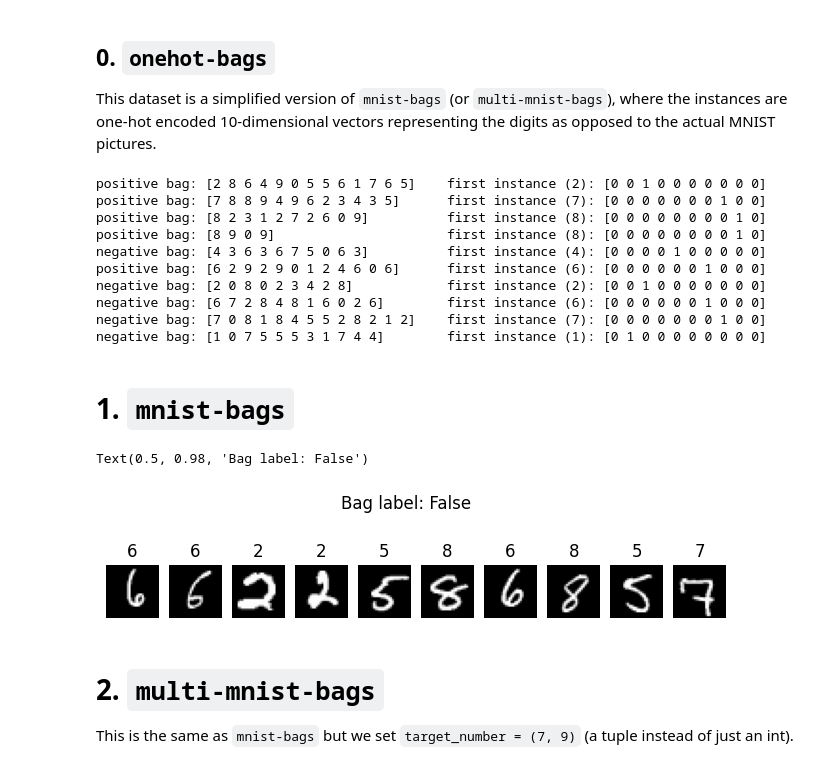
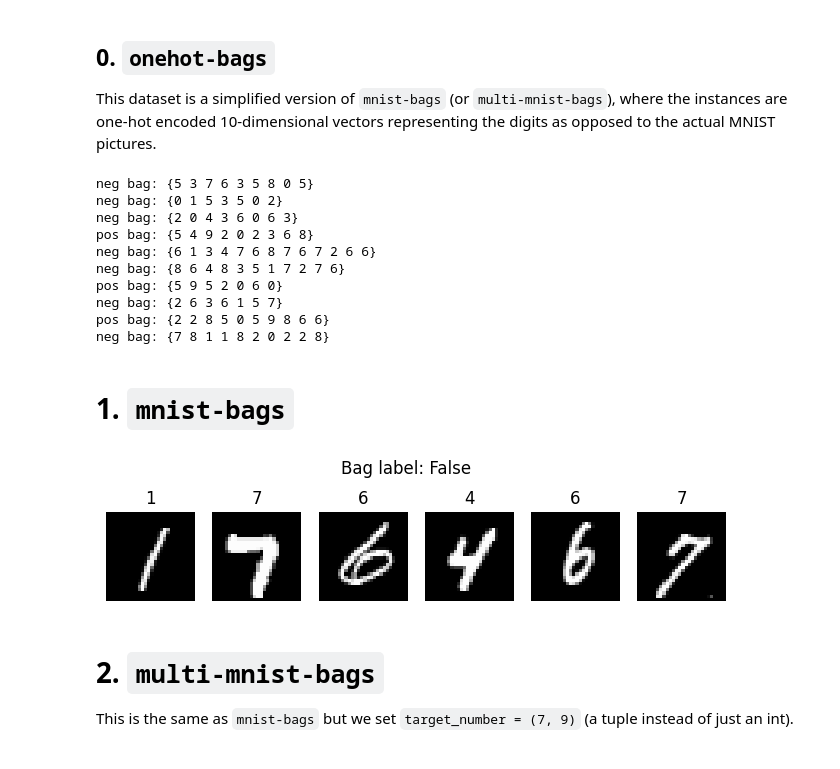
Before and after one commit to georg-wolflein/das-mil, a Jupyter notebook: dataset.ipynb, the cells around one changed output. Cells and saved outputs as stored; diff of their text form; code cells hidden in the pictures.

```diff
--- a/dataset.ipynb
+++ b/dataset.ipynb
@@ -20,55 +19,47 @@ from mil.data.mnist import MNISTBags, OneHotMNISTBags
 
 This dataset is a simplified version of `mnist-bags` (or `multi-mnist-bags`), where the instances are one-hot encoded 10-dimensional vectors representing the digits as opposed to the actual MNIST pictures.
 # %%
-ds = OneHotMNISTBags(target_number = 9, # target number
+ds = OneHotMNISTBags(target_numbers = 9, # target number
                      min_instances_per_target = 1, # 1 instance of a "9" suffices to label a bag as positive
                      num_digits = 10, # sample from all 10 MNIST digits
-                     mean_bag_length = 10, # mean bag length
-                     var_bag_length = 2, # variance of bag length
+                     mean_bag_size = 10, # mean bag length
+                     var_bag_size = 2, # variance of bag length
                      num_bags = 250, # number of bags
                      seed = 1,
                      train = True)
-loader = torch.utils.data.DataLoader(ds, batch_size = 1, shuffle = True, collate_fn=lambda x: x[0])
+loader = torch.utils.data.DataLoader(ds, batch_size = 1, shuffle = True, collate_fn = lambda x: x[0])
 
-for ohe, bag_label, instance_labels in itertools.islice(loader, 10):
-    print(f"{'positive' if bag_label else 'negative'} bag: {str(instance_labels.numpy()):30s} first instance ({instance_labels[0]}): {ohe[0].numpy().astype(int)}")
+for bag in itertools.islice(loader, 10):
+    print_one_hot_bag(bag)
 # %% [output]
-positive bag: [2 8 6 4 9 0 5 5 6 1 7 6 5]    first instance (2): [0 0 1 0 0 0 0 0 0 0]
-positive bag: [7 8 8 9 4 9 6 2 3 4 3 5]      first instance (7): [0 0 0 0 0 0 0 1 0 0]
-positive bag: [8 2 3 1 2 7 2 6 0 9]          first instance (8): [0 0 0 0 0 0 0 0 1 0]
-positive bag: [8 9 0 9]                      first instance (8): [0 0 0 0 0 0 0 0 1 0]
-negative bag: [4 3 6 3 6 7 5 0 6 3]          first instance (4): [0 0 0 0 1 0 0 0 0 0]
-positive bag: [6 2 9 2 9 0 1 2 4 6 0 6]      first instance (6): [0 0 0 0 0 0 1 0 0 0]
-negative bag: [2 0 8 0 2 3 4 2 8]            first instance (2): [0 0 1 0 0 0 0 0 0 0]
-negative bag: [6 7 2 8 4 8 1 6 0 2 6]        first instance (6): [0 0 0 0 0 0 1 0 0 0]
-negative bag: [7 0 8 1 8 4 5 5 2 8 2 1 2]    first instance (7): [0 0 0 0 0 0 0 1 0 0]
-negative bag: [1 0 7 5 5 5 3 1 7 4 4]        first instance (1): [0 1 0 0 0 0 0 0 0 0]
+neg bag: {5 3 7 6 3 5 8 0 5}
+neg bag: {0 1 5 3 5 0 2}
+neg bag: {2 0 4 3 6 0 6 3}
+pos bag: {5 4 9 2 0 2 3 6 8}
+neg bag: {6 1 3 4 7 6 8 7 6 7 2 6 6}
+neg bag: {8 6 4 8 3 5 1 7 2 7 6}
+pos bag: {5 9 5 2 0 6 0}
+neg bag: {2 6 3 6 1 5 7}
+pos bag: {2 2 8 5 0 5 9 8 6 6}
+neg bag: {7 8 1 1 8 2 0 2 2 8}
 # %% [markdown]
 # 1. `mnist-bags`
 # %%
-ds = MNISTBags(target_number = 9, # target number
+ds = MNISTBags(target_numbers = 9, # target number
                min_instances_per_target = 1, # 1 instance of a "9" suffices to label a bag as positive
                num_digits = 10, # sample from all 10 MNIST digits
-               mean_bag_length = 10, # mean bag length
-               var_bag_length = 2, # variance of bag length
+               mean_bag_size = 10, # mean bag length
+               var_bag_size = 2, # variance of bag length
                num_bags = 250, # number of bags
                seed = 1,
                train = True)
 loader = torch.utils.data.DataLoader(ds, batch_size = 1, shuffle = True, collate_fn=lambda x: x[0])
 it = iter(loader)
-# %%
-# Visualise a single bag (rerun this cell to see another bag)
-instances, bag_label, instance_labels = next(it)
-
-fig, axs = plt.subplots(1, instances.shape[0], figsize=(8, 2))
-for instance, instance_label, ax in zip(instances, instance_labels, axs):
-    ax.imshow(instance.squeeze().numpy(), cmap="gray")
-    ax.set_axis_off()
-    ax.set_title(f"{instance_label}")
-plt.gcf().suptitle(f"Bag label: {bag_label.item() == 1.}")
-# %% [output]
-Text(0.5, 0.98, 'Bag label: False')
-[figure, removed]
+# %%
+# Visualise a single bag (rerun this cell to see another bag)
+visualize_bag(next(it))
+# %% [output]
+[figure, added]
 # %% [markdown]
 # 2. `multi-mnist-bags`
 
```
Also changed, not shown: parts of 8 cells of this notebook, 2 other files.
